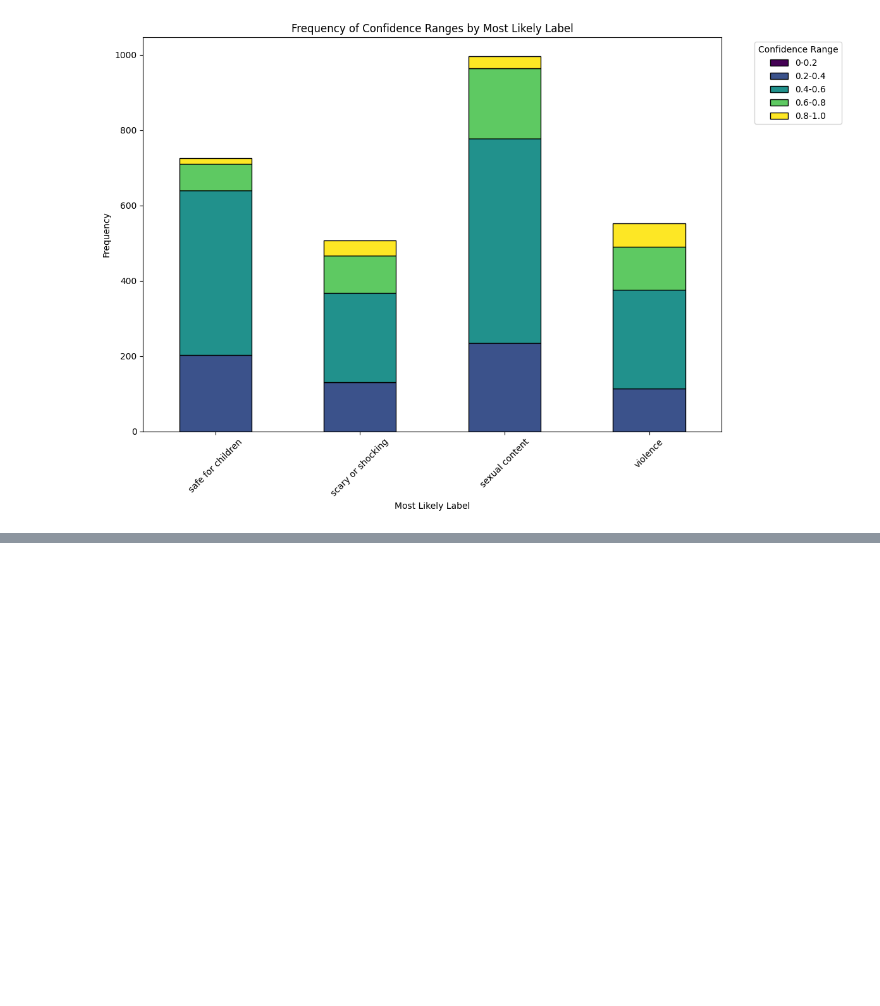
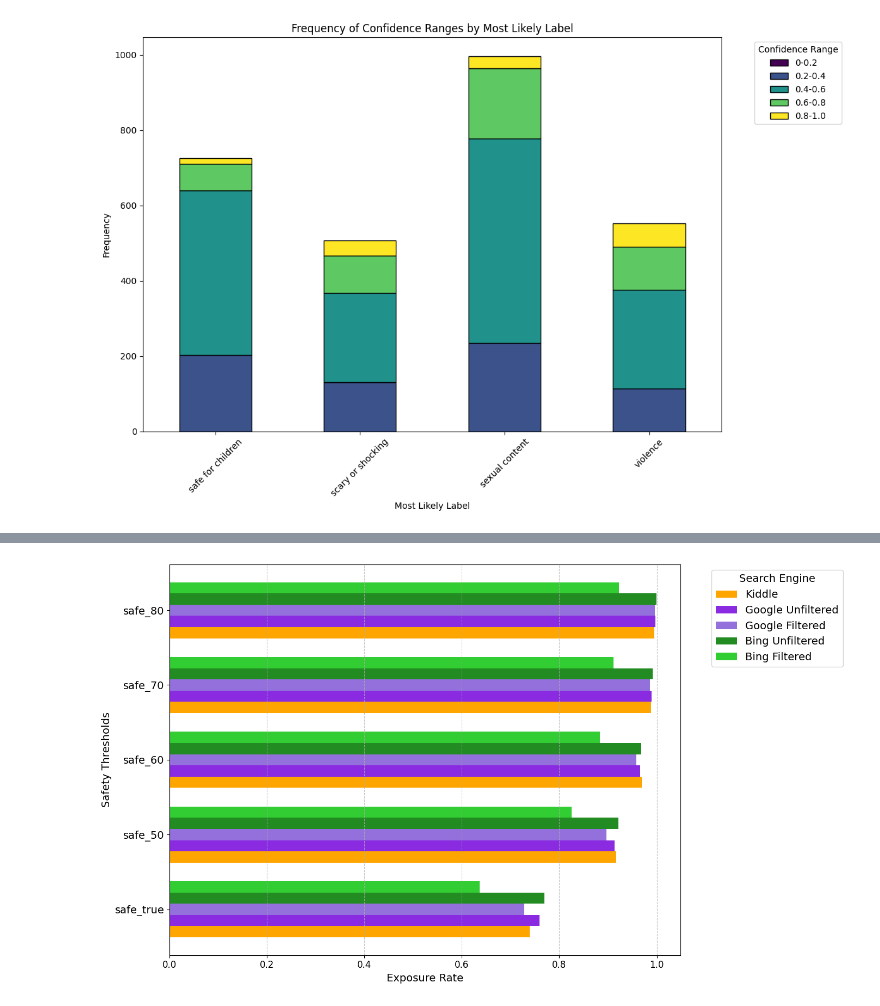
Before and after one commit to michellecxy015/search-engines, a Jupyter notebook: code/kiddle_clip.ipynb, the cells around one changed output, grey strips where cells are left out. Saved outputs shown, nothing was run; the diff lists cells and outputs as text; code cells hidden in the pictures; blank space fills up the shorter version.

```diff
--- a/code/kiddle_clip.ipynb
+++ b/code/kiddle_clip.ipynb
@@ -598,0 +814,38 @@ plt.show()
+# %%
+import matplotlib.pyplot as plt
+import numpy as np
+
+# Data preparation
+thresholds = ["safe_true", "safe_50", "safe_60", "safe_70", "safe_80"]
+kiddle = [0.739209, 0.916547, 0.969424, 0.988129, 0.994964]
+google_unfiltered = [0.759394, 0.913467, 0.966271, 0.989275, 0.997135]
+google_filtered = [0.727929, 0.896921, 0.958143, 0.985567, 0.995911]
+bing_unfiltered = [0.769324, 0.921594, 0.968012, 0.991221, 0.998991]
+bing_filtered = [0.636899, 0.825683, 0.882658, 0.911395, 0.921772]
+
+# Bar height and positions
+bar_height = 0.15
+y = np.arange(len(thresholds))  # Y positions for the thresholds
+
+# Plot horizontal bars with different colors for each search engine and configuration
+plt.figure(figsize=(14, 8))
+plt.barh(y - 2 * bar_height, kiddle, height=bar_height, label="Kiddle", color='orange')
+plt.barh(y - bar_height, google_unfiltered, height=bar_height, label="Google Unfiltered", color='#8A2BE2')  # Blue Violet
+plt.barh(y, google_filtered, height=bar_height, label="Google Filtered", color='#9370DB')  # Medium Purple
+plt.barh(y + bar_height, bing_unfiltered, height=bar_height, label="Bing Unfiltered", color='#228B22')  # Forest Green
+plt.barh(y + 2 * bar_height, bing_filtered, height=bar_height, label="Bing Filtered", color='#32CD32')  # Lime Green
+
+# Add labels, title, and legend
+plt.xticks(fontsize=12)
+plt.ylabel("Safety Thresholds", fontsize = 14)
+plt.xlabel("Exposure Rate", fontsize = 14)
+
+plt.yticks(y, thresholds, fontsize = 14)  # Set y-axis labels to thresholds
+plt.legend(title="Search Engine",  title_fontsize=14,fontsize = 14, bbox_to_anchor=(1.05, 1), loc="upper left")
+plt.grid(axis="x", linestyle="--", alpha=0.7)
+
+# Adjust layout and show the plot
+plt.tight_layout()
+plt.show()
+# %% [output]
+[figure, added]
```
Also changed, not shown: parts of 13 cells of this notebook.
